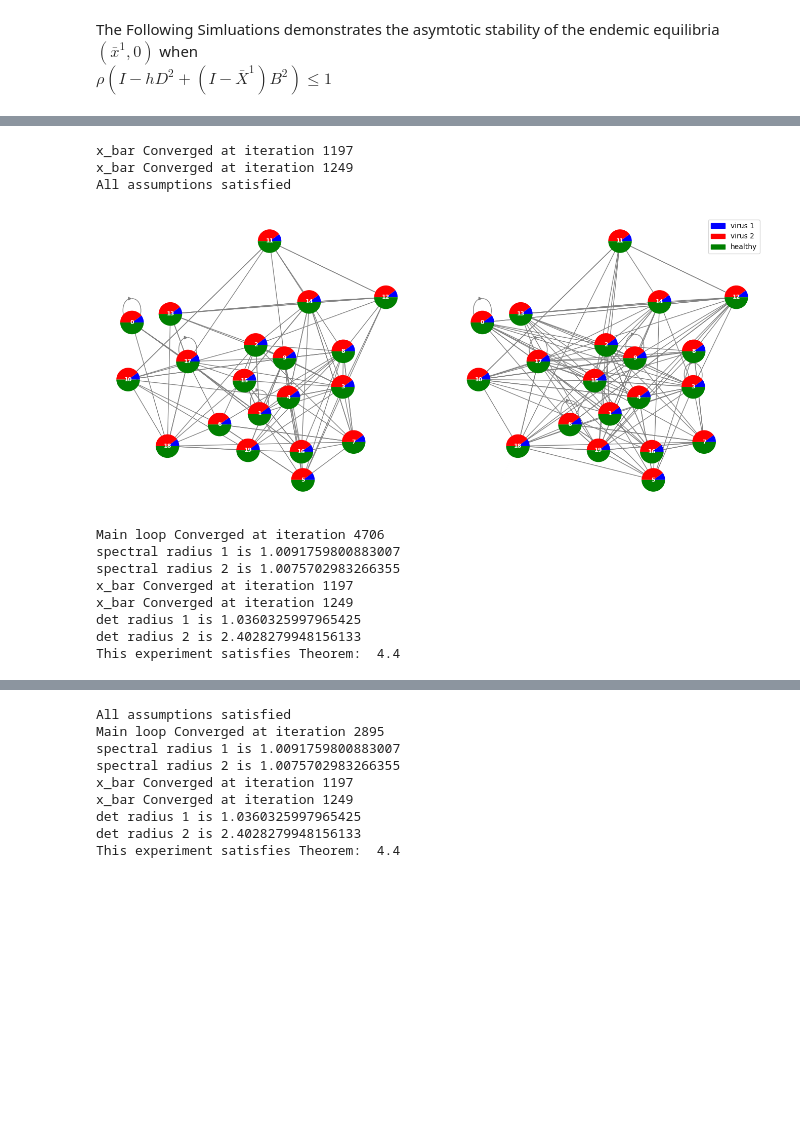
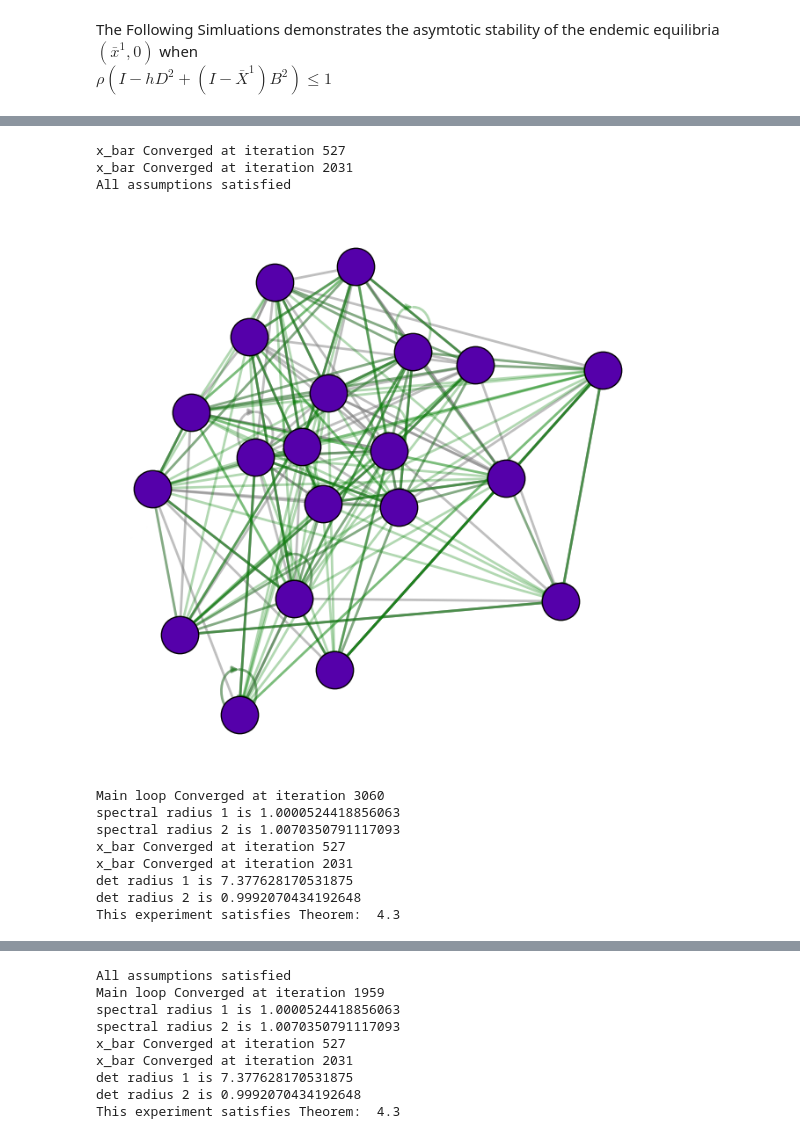
Before and after one commit to mrhoggboss/Discrete-time-competitive-bivirus-SIS, a Jupyter notebook: experiment_Theorem4.ipynb, the cells around one changed output, grey strips where cells are left out. Saved outputs shown, nothing was run; the diff lists cells and outputs as text; code cells hidden in the pictures; blank space fills up the shorter version.

```diff
--- a/experiment_Theorem4.ipynb
+++ b/experiment_Theorem4.ipynb
@@ -511,47 +421,50 @@ x1_histories = []
 x2_histories = []
 x1_avg_histories = []
 x2_avg_histories = []
 
 B1 = nx.from_numpy_array(B[0], create_using=nx.DiGraph)
 B2 = nx.from_numpy_array(B[1], create_using=nx.DiGraph)
 default_pos = nx.spring_layout(B1)
 
 x1_bar = bivirus.x_bar(0.1 * np.ones(config.N), B[0], delta[0], config)
 x2_bar = bivirus.x_bar(0.1 * np.ones(config.N), B[1], delta[1], config)
 
-x1 = 0.1 * np.ones(config.N)
-x2 = 0.4 * np.ones(config.N)
+x1 = 0.6 * np.ones(config.N)
+x2 = 0.3 * np.ones(config.N)
 bivirus.check_basic_assumptions(x1, x2, B, delta, config)
-bivirus.plot_two_networks_piechart_nodes(B1, B2, x1, x2, pos1=default_pos, pos2=default_pos)
+# bivirus.plot_two_networks_piechart_nodes(B1, B2, x1, x2, pos1=default_pos, pos2=default_pos)
+bivirus.plot_bivirus_graph(A1, A2, x1, x2)
+
 results = bivirus.run_simulation(x1, x2, B, delta, config)
 print("This experiment satisfies Theorem: ", bivirus.check_theorem_4(B, delta, config))
 x1_histories.append(results["x1_history"])
 x2_histories.append(results["x2_history"])
 x1_avg_histories.append(results["x1_avg_history"])
 x2_avg_histories.append(results["x2_avg_history"])
-bivirus.plot_two_networks_piechart_nodes(B1, B2, results["x1_history"][-1], results["x2_history"][-1], pos1=default_pos, pos2=default_pos)
+# bivirus.plot_two_networks_piechart_nodes(B1, B2, results["x1_history"][-1], results["x2_history"][-1], pos1=default_pos, pos2=default_pos)
+bivirus.plot_bivirus_graph(A1, A2, results["x1_history"][-1], results["x2_history"][-1])
 
-x1 = 0.6 * np.ones(config.N)
-x2 = 0.3 * np.ones(config.N)
+x1 = 0.1 * np.ones(config.N)
+x2 = 0.4 * np.ones(config.N)
 bivirus.check_basic_assumptions(x1, x2, B, delta, config)
 results = bivirus.run_simulation(x1, x2, B, delta, config)
 print("This experiment satisfies Theorem: ", bivirus.check_theorem_4(B, delta, config))
 x1_histories.append(results["x1_history"])
 x2_histories.append(results["x2_history"])
 x1_avg_histories.append(results["x1_avg_history"])
 x2_avg_histories.append(results["x2_avg_history"])
 
 bivirus.plot_simulation_1by2(x1_avg_histories, x2_avg_histories, x1_bar_avg=np.mean(x1_bar), x2_bar_avg=np.mean(x2_bar), yscale='linear')
 # %% [output]
-x_bar Converged at iteration 1197
-x_bar Converged at iteration 1249
+x_bar Converged at iteration 527
+x_bar Converged at iteration 2031
 All assumptions satisfied
-[figure, old version]
+[figure, new version]
-Main loop Converged at iteration 4706
-spectral radius 1 is 1.0091759800883007
-spectral radius 2 is 1.0075702983266355
-x_bar Converged at iteration 1197
-x_bar Converged at iteration 1249
-det radius 1 is 1.0360325997965425
-det radius 2 is 2.4028279948156133
-This experiment satisfies Theorem:  4.4
+Main loop Converged at iteration 3060
+spectral radius 1 is 1.0000524418856063
+spectral radius 2 is 1.0070350791117093
+x_bar Converged at iteration 527
+x_bar Converged at iteration 2031
+det radius 1 is 7.377628170531875
+det radius 2 is 0.9992070434192648
+This experiment satisfies Theorem:  4.3
@@ -559,9 +472,9 @@ This experiment satisfies Theorem:  4.4
 All assumptions satisfied
-Main loop Converged at iteration 2895
-spectral radius 1 is 1.0091759800883007
-spectral radius 2 is 1.0075702983266355
-x_bar Converged at iteration 1197
-x_bar Converged at iteration 1249
-det radius 1 is 1.0360325997965425
-det radius 2 is 2.4028279948156133
-This experiment satisfies Theorem:  4.4
+Main loop Converged at iteration 1959
+spectral radius 1 is 1.0000524418856063
+spectral radius 2 is 1.0070350791117093
+x_bar Converged at iteration 527
+x_bar Converged at iteration 2031
+det radius 1 is 7.377628170531875
+det radius 2 is 0.9992070434192648
+This experiment satisfies Theorem:  4.3
```
Also changed, not shown: parts of 7 cells of this notebook, 4 other files.
